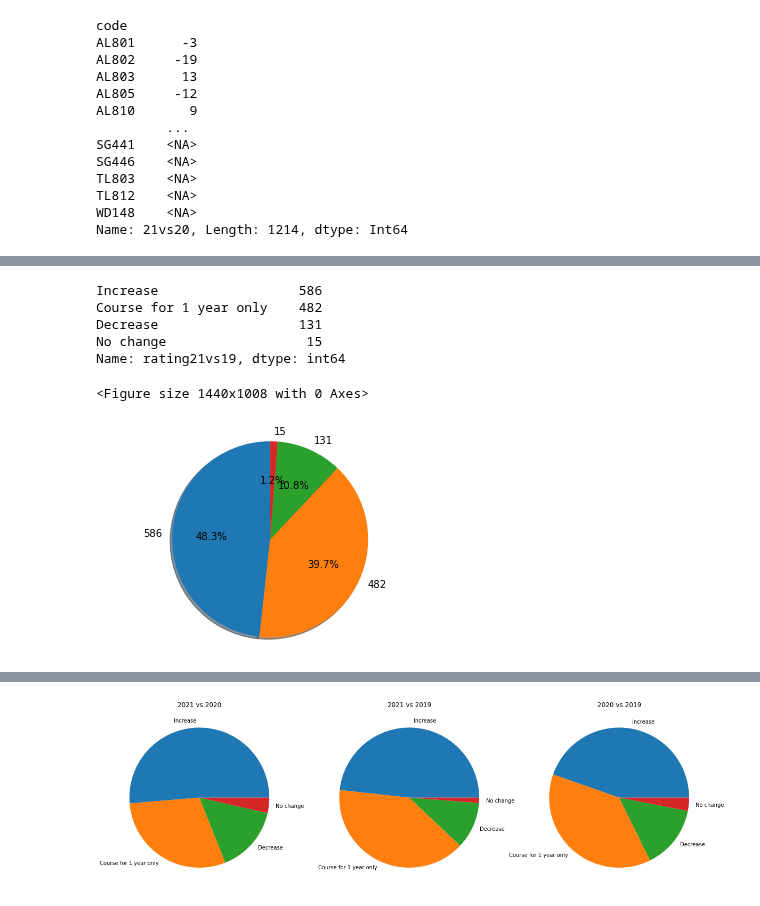
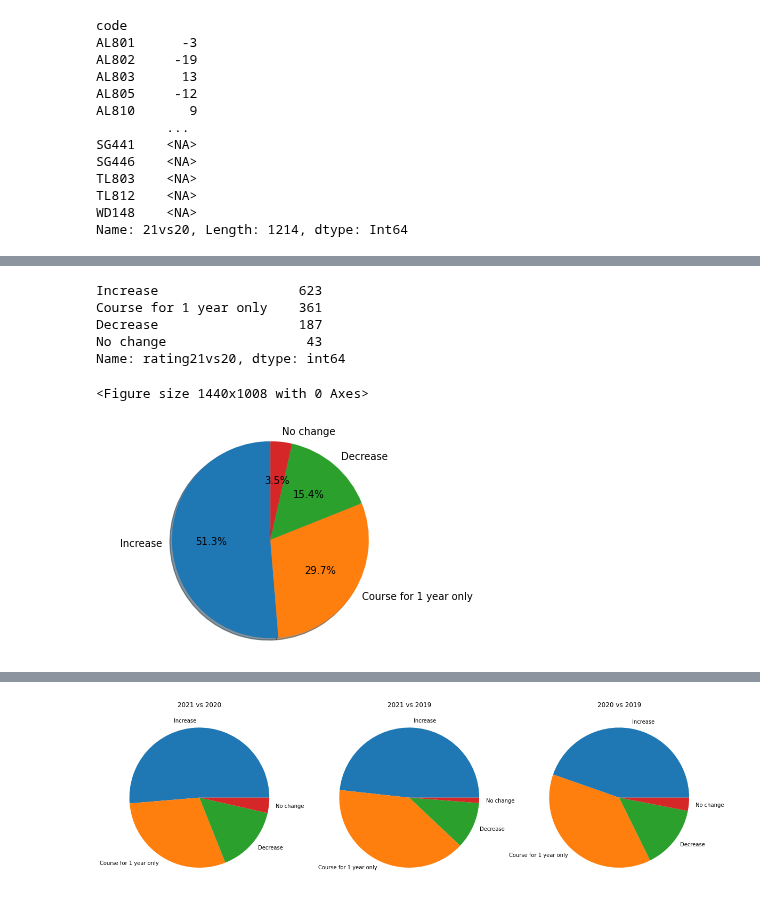
Before and after one commit to Michelleoc/fundamentals-of-data-analysis-assessment, a Jupyter notebook: cao.ipynb, the cells around one changed output, grey strips where cells are left out. Cells and saved outputs as stored; diff of their text form; code cells hidden in the pictures.

Commit message:
Points analysis and working on how to filter by index to analyse by college

```diff
--- a/cao.ipynb
+++ b/cao.ipynb
@@ -1009,8 +1026,12 @@ dfround1
 # %%
-dfround1['21vs20'] = dfround1['points_r1_2021']-dfround1['points_r1_2020']
-dfround1['21vs19'] = dfround1['points_r1_2021']-dfround1['points_r1_2019']
-dfround1['20vs19'] = dfround1['points_r1_2020']-dfround1['points_r1_2019']
+# Create 3 new column showing the points difference between the 3 years
+# Column 1 21 vs 20
+# Column 2 21 vs 19
+# Column 3 20 vs 19
+dfallround1['21vs20'] = dfallround1['points_r1_2021']-dfallround1['points_r1_2020']
+dfallround1['21vs19'] = dfallround1['points_r1_2021']-dfallround1['points_r1_2019']
+dfallround1['20vs19'] = dfallround1['points_r1_2020']-dfallround1['points_r1_2019']
 
 #view DataFrame
-dfround1
+dfallround1
 # %% [output]
@@ -1088,30 +1125,31 @@ dtype: object
 # %%
 # https://www.projectpro.io/recipes/insert-new-column-based-on-condition-in-python
-
+# Categorise the results based on if they increased, decrease,
+# stayed the same or if the course only appeared in one year of the comparison
 rating21vs20 = []
-for row in dfround1['21vs20']:
+for row in dfallround1['21vs20']:
     if row > 0.0 :    rating21vs20.append('Increase')
     elif row < 0.0:   rating21vs20.append('Decrease')
-    elif row == 0.0:  rating21vs20.append('No change')
-    elif row == 'Na' :      rating21vs20.append('Not a course')
+    elif row == 0.0:  rating20vs19.append('No change')
     else:             rating21vs20.append('Course for 1 year only')
 
 rating20vs19 = []
-for row in dfround1['20vs19']:
+for row in dfallround1['20vs19']:
     if row > 0.0 :    rating20vs19.append('Increase')
     elif row < 0.0:   rating20vs19.append('Decrease')
     elif row == 0.0:  rating20vs19.append('No change')
     else:           rating20vs19.append('Course for 1 year only')
 
 rating21vs19 = []
-for row in dfround1['21vs19']:
+for row in dfallround1['21vs19']:
     if row > 0.0 :    rating21vs19.append('Increase')
     elif row < 0.0:   rating21vs19.append('Decrease')
     elif row == 0.0:  rating21vs19.append('No change')
     else:           rating21vs19.append('Course for 1 year only')
 # %%
-dfround1['rating21vs20'] = rating21vs20
-dfround1['rating20vs19'] = rating20vs19
-dfround1['rating21vs19'] = rating21vs19
-print(dfround1)
+# Add the categorisation to the dataset
+dfallround1['rating21vs20'] = rating21vs20
+dfallround1['rating20vs19'] = rating20vs19
+dfallround1['rating21vs19'] = rating21vs19
+print(dfallround1)
 # %% [output]
@@ -1140,10 +1178,12 @@ dfround1.to_csv(pathround1)
 # %%
-dft = dfround1['rating21vs19'].value_counts()
+# Count each category
+dft = dfallround1['rating21vs20'].value_counts()
+# See the results
 dft
 # %% [output]
-Increase                  586
-Course for 1 year only    482
-Decrease                  131
-No change                  15
-Name: rating21vs19, dtype: int64
+Increase                  623
+Course for 1 year only    361
+Decrease                  187
+No change                  43
+Name: rating21vs20, dtype: int64
 # %%
@@ -1153,20 +1194,20 @@ rating21vs19_count = dfround1['rating21vs19'].value_counts()
 # %%
 ## https://matplotlib.org/stable/gallery/pie_and_polar_charts/pie_features.html
-
+# Show the 2021 vs 2020 points change
 plt.figure(figsize=(20,14))
-# labels = 'Increase', 'Course for 1 year only', 'Decrease', 'No change'
+labels = 'Increase', 'Course for 1 year only', 'Decrease', 'No change'
 # explode = (0, 0.1, 0, 0)  # only "explode" the 2nd slice (i.e. 'Hogs')
 
 fig1, ax1 = plt.subplots()
-ax1.pie(dft,labels=dft, autopct='%1.1f%%', shadow=True, startangle=90)
+ax1.pie(dft,labels=labels, autopct='%1.1f%%', shadow=True, startangle=90)
 ax1.axis('equal')  # Equal aspect ratio ensures that pie is drawn as a circle.
 
 plt.show()
 
 # explode=explode,
 # labels=labels,
 # dfround1.plot(kind='pie', y = rating21vs20_count, ax=ax1, autopct='%1.1f%%',
 # startangle=90, shadow=False, labels=dfround1['rating21vs20'], legend = False, fontsize=14)
 # %% [output]
 <Figure size 1440x1008 with 0 Axes>
-[figure, old version]
+[figure, new version]
```
Also changed, not shown: parts of 38 cells of this notebook, 23 other files.
